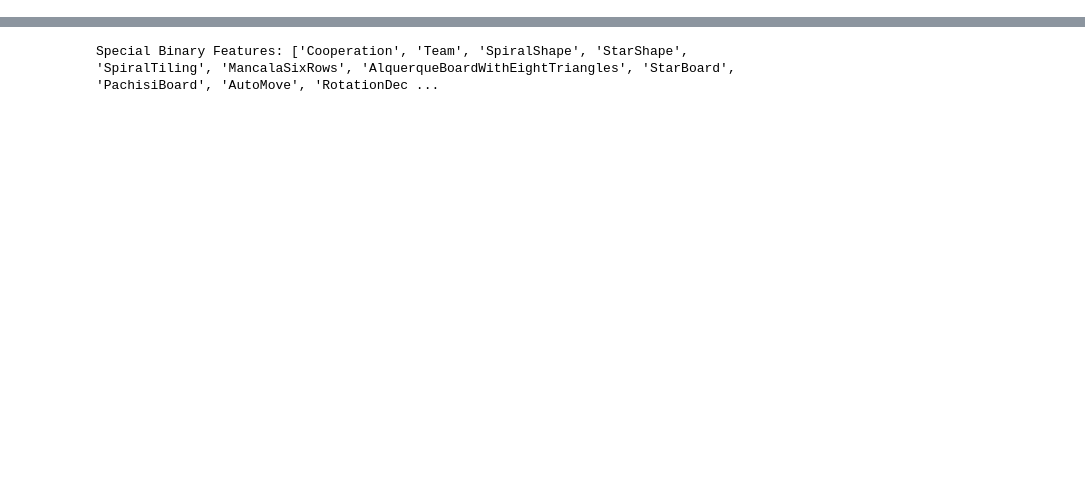
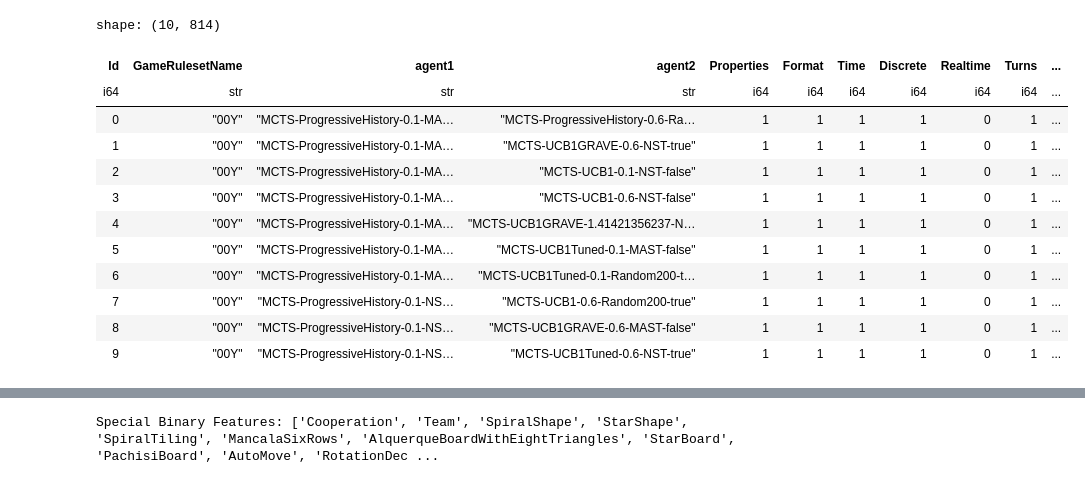
Before and after one commit to vadimtimakin/Kaggle-MCTS-6th-place-solution, a Jupyter notebook: draft.ipynb, the cells around one changed output, grey strips where cells are left out. Saved outputs shown, nothing was run; the diff lists cells and outputs as text; code cells hidden in the pictures; blank space fills up the shorter version.

```diff
--- a/draft.ipynb
+++ b/draft.ipynb
@@ -4,0 +24,16 @@ df = pd.read_csv('/home/toefl/K/MCTS/dataset/train.csv')
+# %%
+df.head(10)
+# %% [output]
+shape: (10, 814)
+| Id | GameRulesetName | agent1 | agent2 | Properties | Format | Time | Discrete | Realtime | Turns | ... |
+| i64 | str | str | str | i64 | i64 | i64 | i64 | i64 | i64 | ... |
+| 0 | "00Y" | "MCTS-ProgressiveHistory-0.1-MA… | "MCTS-ProgressiveHistory-0.6-Ra… | 1 | 1 | 1 | 1 | 0 | 1 | ... |
+| 1 | "00Y" | "MCTS-ProgressiveHistory-0.1-MA… | "MCTS-UCB1GRAVE-0.6-NST-true" | 1 | 1 | 1 | 1 | 0 | 1 | ... |
+| 2 | "00Y" | "MCTS-ProgressiveHistory-0.1-MA… | "MCTS-UCB1-0.1-NST-false" | 1 | 1 | 1 | 1 | 0 | 1 | ... |
+| 3 | "00Y" | "MCTS-ProgressiveHistory-0.1-MA… | "MCTS-UCB1-0.6-NST-false" | 1 | 1 | 1 | 1 | 0 | 1 | ... |
+| 4 | "00Y" | "MCTS-ProgressiveHistory-0.1-MA… | "MCTS-UCB1GRAVE-1.41421356237-N… | 1 | 1 | 1 | 1 | 0 | 1 | ... |
+| 5 | "00Y" | "MCTS-ProgressiveHistory-0.1-MA… | "MCTS-UCB1Tuned-0.1-MAST-false" | 1 | 1 | 1 | 1 | 0 | 1 | ... |
+| 6 | "00Y" | "MCTS-ProgressiveHistory-0.1-MA… | "MCTS-UCB1Tuned-0.1-Random200-t… | 1 | 1 | 1 | 1 | 0 | 1 | ... |
+| 7 | "00Y" | "MCTS-ProgressiveHistory-0.1-NS… | "MCTS-UCB1-0.6-Random200-true" | 1 | 1 | 1 | 1 | 0 | 1 | ... |
+| 8 | "00Y" | "MCTS-ProgressiveHistory-0.1-NS… | "MCTS-UCB1GRAVE-0.6-MAST-false" | 1 | 1 | 1 | 1 | 0 | 1 | ... |
+| 9 | "00Y" | "MCTS-ProgressiveHistory-0.1-NS… | "MCTS-UCB1Tuned-0.6-NST-true" | 1 | 1 | 1 | 1 | 0 | 1 | ... |
```
Also changed, not shown: parts of 21 cells of this notebook, 1 other file.
